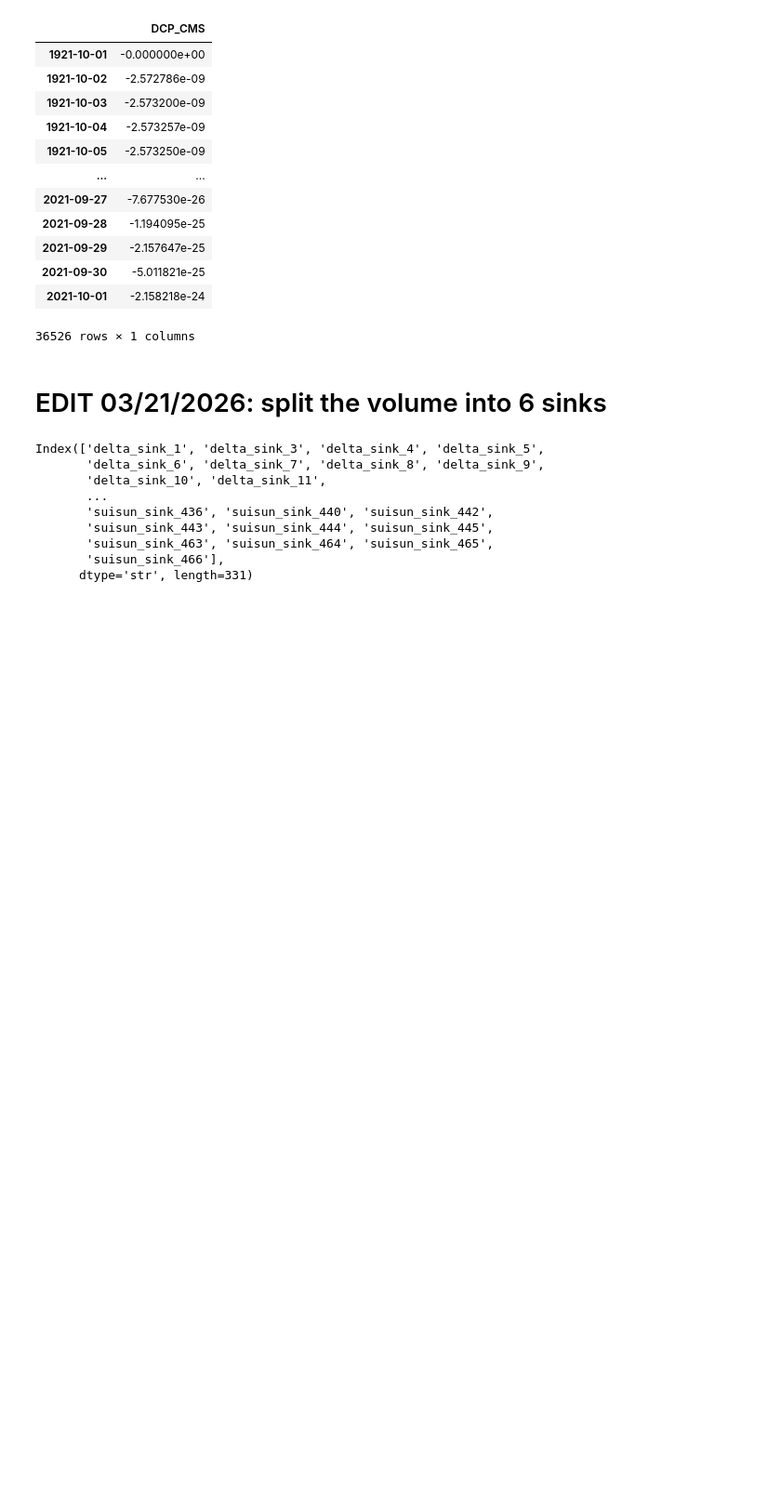
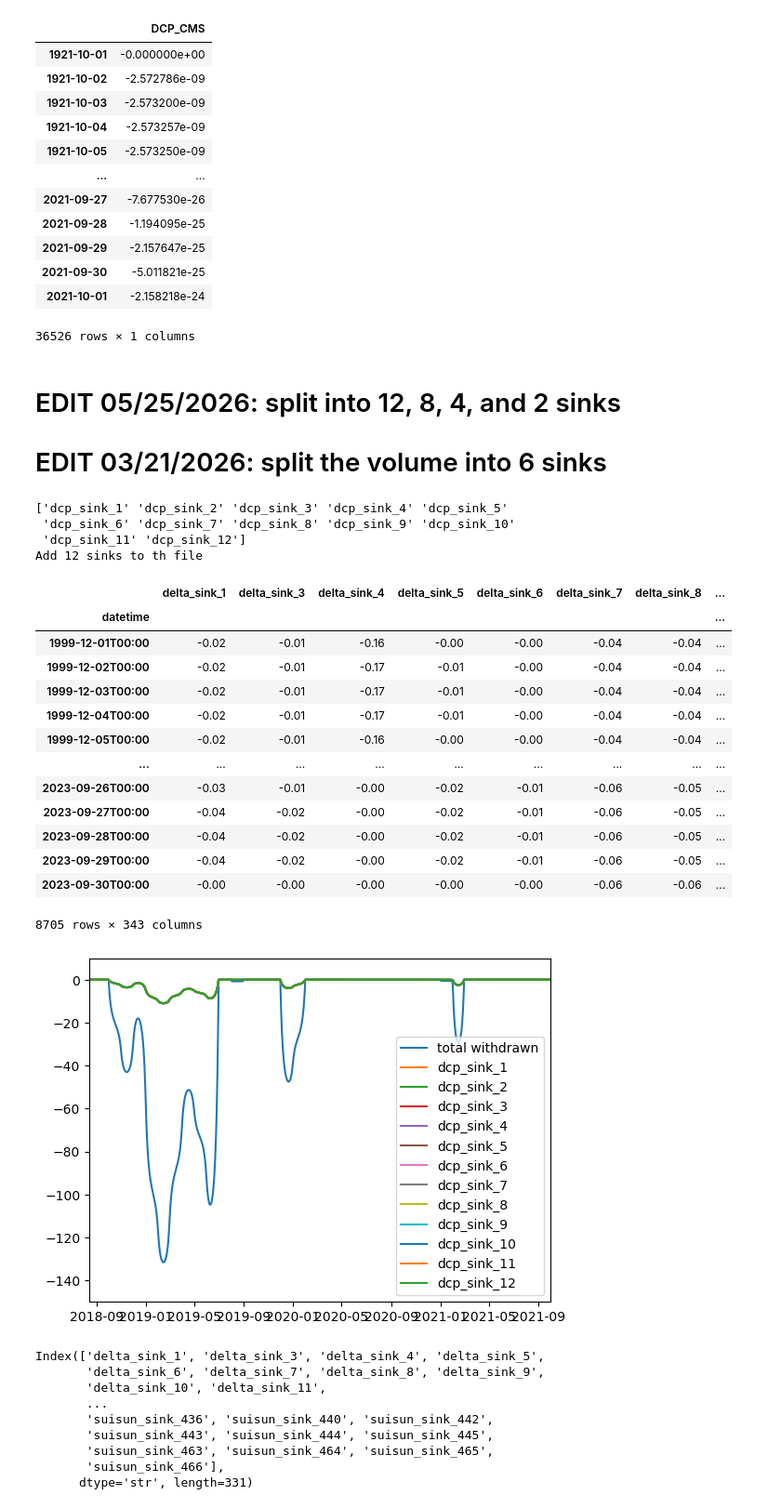
Before and after one commit to jennaisrael/Savio_scratch_back_up, a Jupyter notebook: scenario_files/DCP/add_DCP_sink.ipynb, the cells around one changed output. Shown at 93% size. Cells and saved outputs as stored; diff of their text form; code cells hidden in the pictures; blank space fills up the shorter version.

Commit message:
variable number of sink elements for DCP scenario

```diff
--- a/scenario_files/DCP/add_DCP_sink.ipynb
+++ b/scenario_files/DCP/add_DCP_sink.ipynb
@@ -247,5 +249,59 @@ test
 # %% [markdown]
+# EDIT 05/25/2026: split into 12, 8, 4, and 2 sinks
 # EDIT 03/21/2026: split the volume into 6 sinks
+# %%
+def split_sink(path2ssin,vsink,dcp_ts,writecsv=0,fname=None):
+    #path2ssin is the path to the associated source_sink.in file
+    #vsink is the dated dataframe before the dcp sinks are added
+    #dcp_ts is the total sink timeseries interpolated to daily in cubic meters per second,
+    #negative sign to match the file convention, column name assumed to be 'DCP_CMS'
+    sinknames=vsink.columns
+    vsink_tunnel=vsink.copy()
+    ssin = pd.read_csv(path2ssin, sep=r' ! ',skiprows=1,header=None)
+    stoadd=np.array([])
+    for s in ssin[1]:
+        if 'dcp_sink' in s:
+            stoadd=np.append(stoadd,s)
+    print(stoadd)
+    n=len(stoadd)
+    print('Add ' + str(n)+ ' sinks to th file')
+    fig, ax = plt.subplots()
+    ax.plot(test['DCP_CMS'],label='total withdrawn')
+    for x in stoadd:
+        vsink_tunnel[x]=dcp_ts['DCP_CMS']/n
+        ax.plot(vsink_tunnel[x],label=x)
+
+    ax.legend()
+    ax.set_xlim(pd.to_datetime('2018-08-14 00:00:00'),pd.to_datetime('2021-10-01 00:00:00'))
+    ax.set_ylim(-150,10)
+    # reformat the date
+    vsink_tunnel.index=vsink_tunnel.index.strftime('%Y-%m-%dT%H:%M')
+    if writecsv>0:
+        vsink_tunnel.to_csv(fname,sep=" ")
+    return vsink_tunnel
+# %%
+basepath='/home/jisrael/Savio_scratch_back_up/scenario_files/DCP'
+split_sink(basepath+'/prepro_out_12/source_sink.in',vsink,test,writecsv=1,fname='vsink_DCP_dated_12.th')
+# %% [output]
+['dcp_sink_1' 'dcp_sink_2' 'dcp_sink_3' 'dcp_sink_4' 'dcp_sink_5'
+ 'dcp_sink_6' 'dcp_sink_7' 'dcp_sink_8' 'dcp_sink_9' 'dcp_sink_10'
+ 'dcp_sink_11' 'dcp_sink_12']
+Add 12 sinks to th file
+|  | delta_sink_1 | delta_sink_3 | delta_sink_4 | delta_sink_5 | delta_sink_6 | delta_sink_7 | delta_sink_8 | ... |
+| datetime |  |  |  |  |  |  |  | ... |
+| 1999-12-01T00:00 | -0.02 | -0.01 | -0.16 | -0.00 | -0.00 | -0.04 | -0.04 | ... |
+| 1999-12-02T00:00 | -0.02 | -0.01 | -0.17 | -0.01 | -0.00 | -0.04 | -0.04 | ... |
+| 1999-12-03T00:00 | -0.02 | -0.01 | -0.17 | -0.01 | -0.00 | -0.04 | -0.04 | ... |
+| 1999-12-04T00:00 | -0.02 | -0.01 | -0.17 | -0.01 | -0.00 | -0.04 | -0.04 | ... |
+| 1999-12-05T00:00 | -0.02 | -0.01 | -0.16 | -0.00 | -0.00 | -0.04 | -0.04 | ... |
+| ... | ... | ... | ... | ... | ... | ... | ... | ... |
+| 2023-09-26T00:00 | -0.03 | -0.01 | -0.00 | -0.02 | -0.01 | -0.06 | -0.05 | ... |
+| 2023-09-27T00:00 | -0.04 | -0.02 | -0.00 | -0.02 | -0.01 | -0.06 | -0.05 | ... |
+| 2023-09-28T00:00 | -0.04 | -0.02 | -0.00 | -0.02 | -0.01 | -0.06 | -0.05 | ... |
+| 2023-09-29T00:00 | -0.04 | -0.02 | -0.00 | -0.02 | -0.01 | -0.06 | -0.05 | ... |
+| 2023-09-30T00:00 | -0.00 | -0.00 | -0.00 | -0.00 | -0.00 | -0.06 | -0.06 | ... |
+8705 rows × 343 columns
+[figure, added]
 # %%
 # add this as a delta sink, should be number 356? last on on source_sink.in is delta_sink_355
 vsink.columns
```
Also changed, not shown: parts of 4 cells of this notebook, 31 other files.
